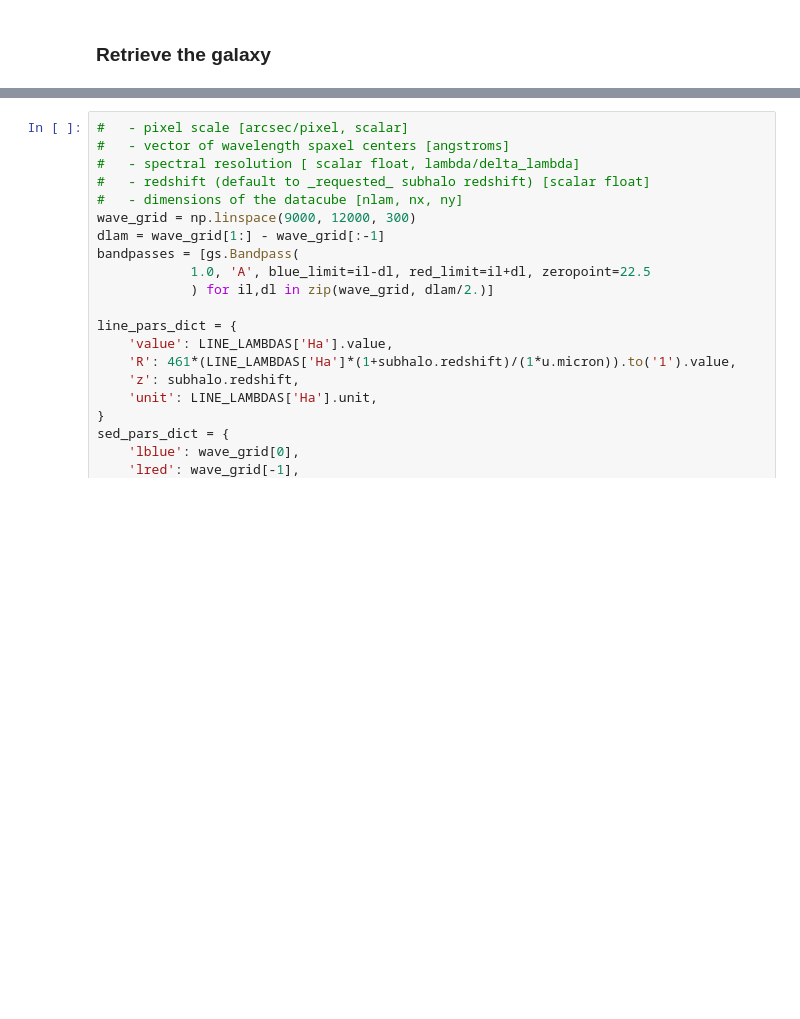
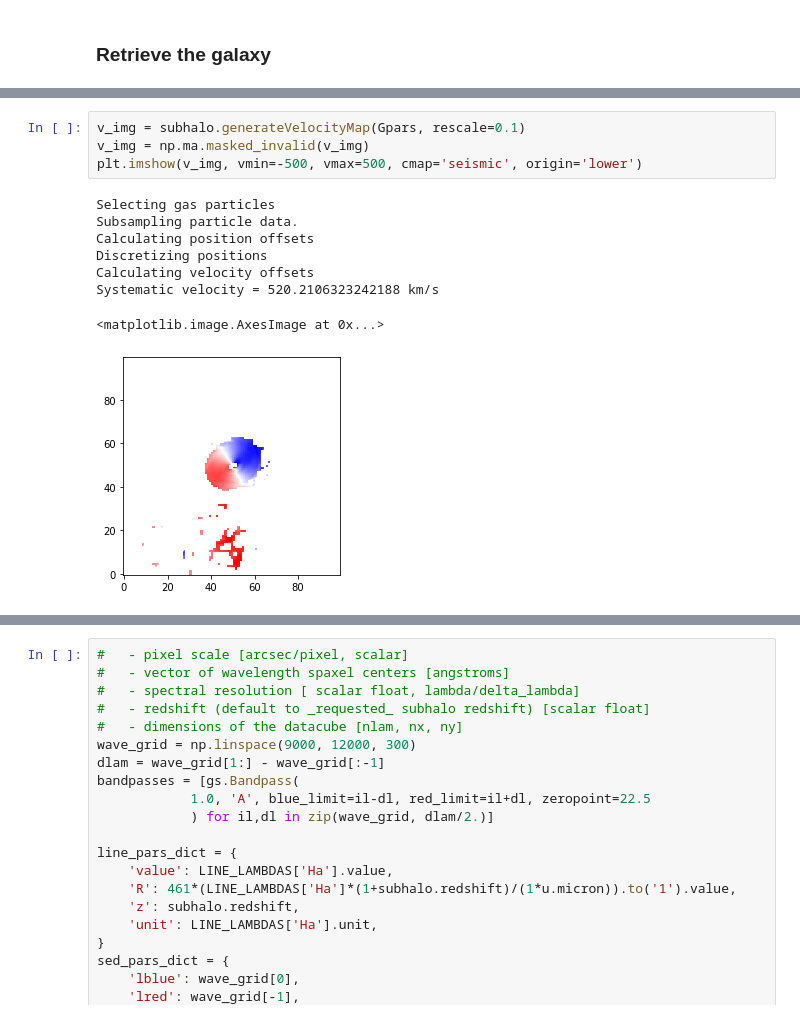
Before and after one commit to sweverett/kl-tools, a Jupyter notebook: notebooks/TNG2Grism.ipynb, the cells around one changed output, grey strips where cells are left out. Cells and saved outputs as stored; diff of their text form; blank space fills up the shorter version.

```diff
--- a/notebooks/TNG2Grism.ipynb
+++ b/notebooks/TNG2Grism.ipynb
@@ -22,0 +242,13 @@ closest snapshot to desired redshift 0.5 is at http://www.tng-project.org/api/TN
+# %%
+v_img = subhalo.generateVelocityMap(Gpars, rescale=0.1)
+v_img = np.ma.masked_invalid(v_img)
+plt.imshow(v_img, vmin=-500, vmax=500, cmap='seismic', origin='lower')
+# %% [output]
+Selecting gas particles
+Subsampling particle data.
+Calculating position offsets
+Discretizing positions
+Calculating velocity offsets
+Systematic velocity = 520.2106323242188 km/s
+<matplotlib.image.AxesImage at 0x...>
+[figure, added]
```
Also changed, not shown: parts of 56 cells of this notebook, 5 other files.
